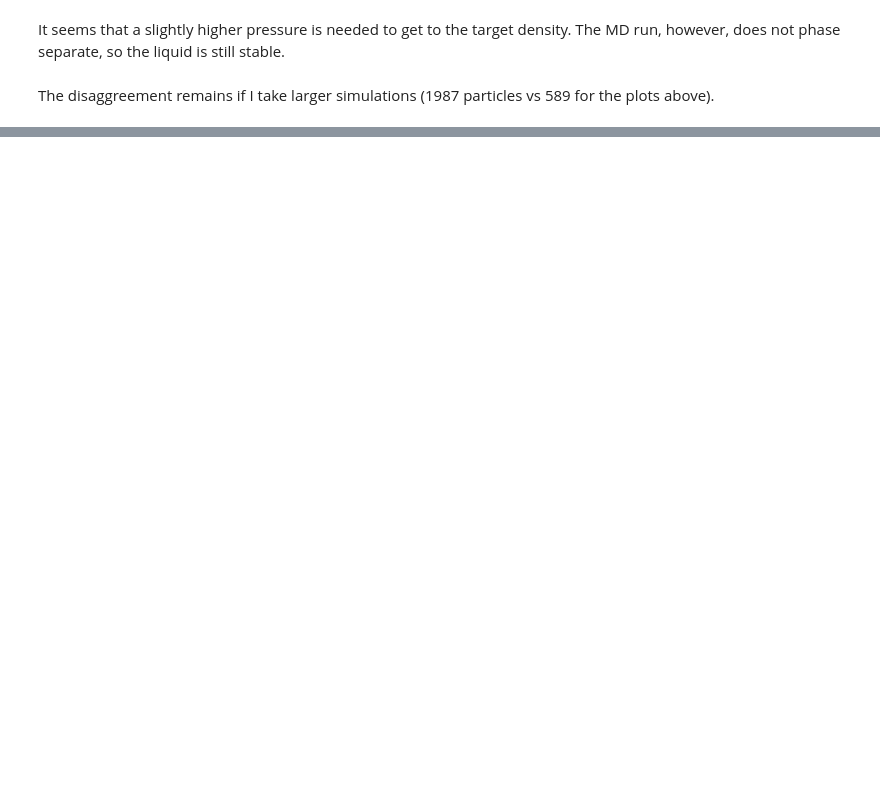
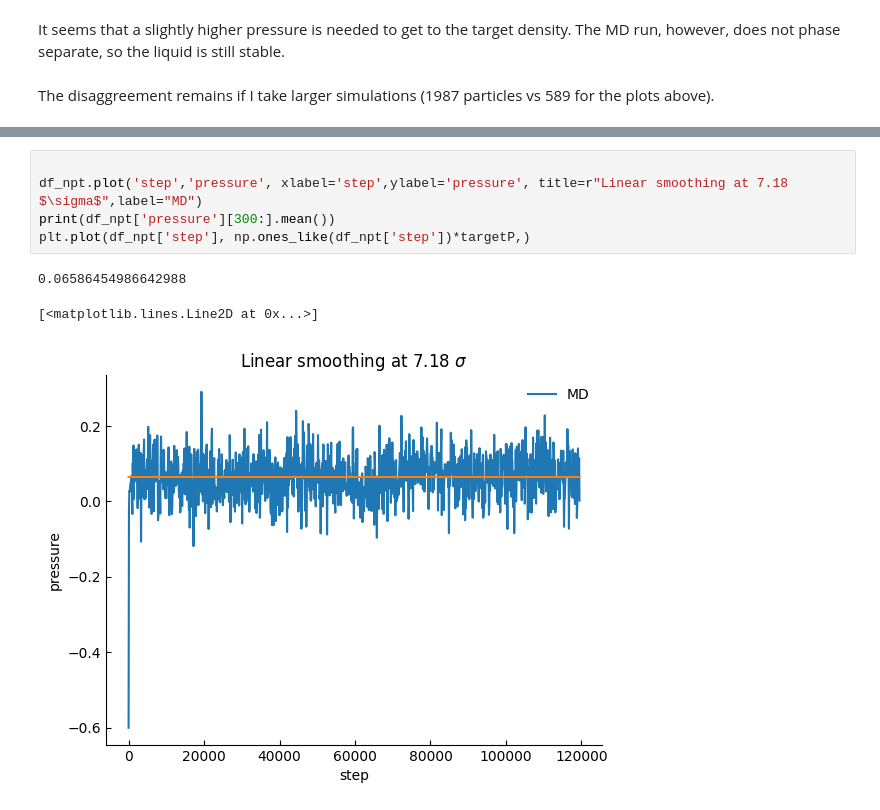
Before and after one commit to FTurci/hydrophobicity-fluctuations, a Jupyter notebook: LJ/bulk/explain-lj-bulk.ipynb, the cells around one changed output, grey strips where cells are left out. Drawn from its saved outputs; the diff is of its cells as text; blank space fills up the shorter version.

```diff
--- a/LJ/bulk/explain-lj-bulk.ipynb
+++ b/LJ/bulk/explain-lj-bulk.ipynb
@@ -67,0 +95,9 @@ plt.plot(df_npt['step'], np.ones_like(df_npt['step'])*targetRho)
+# %%
+
+df_npt.plot('step','pressure', xlabel='step',ylabel='pressure', title=r"Linear smoothing at 7.18 $\sigma$",label="MD")
+print(df_npt['pressure'][300:].mean())
+plt.plot(df_npt['step'], np.ones_like(df_npt['step'])*targetP,)
+# %% [output]
+0.06586454986642988
+[<matplotlib.lines.Line2D at 0x...>]
+[figure, added]
```
Also changed, not shown: parts of 12 cells of this notebook, 2 other files.
